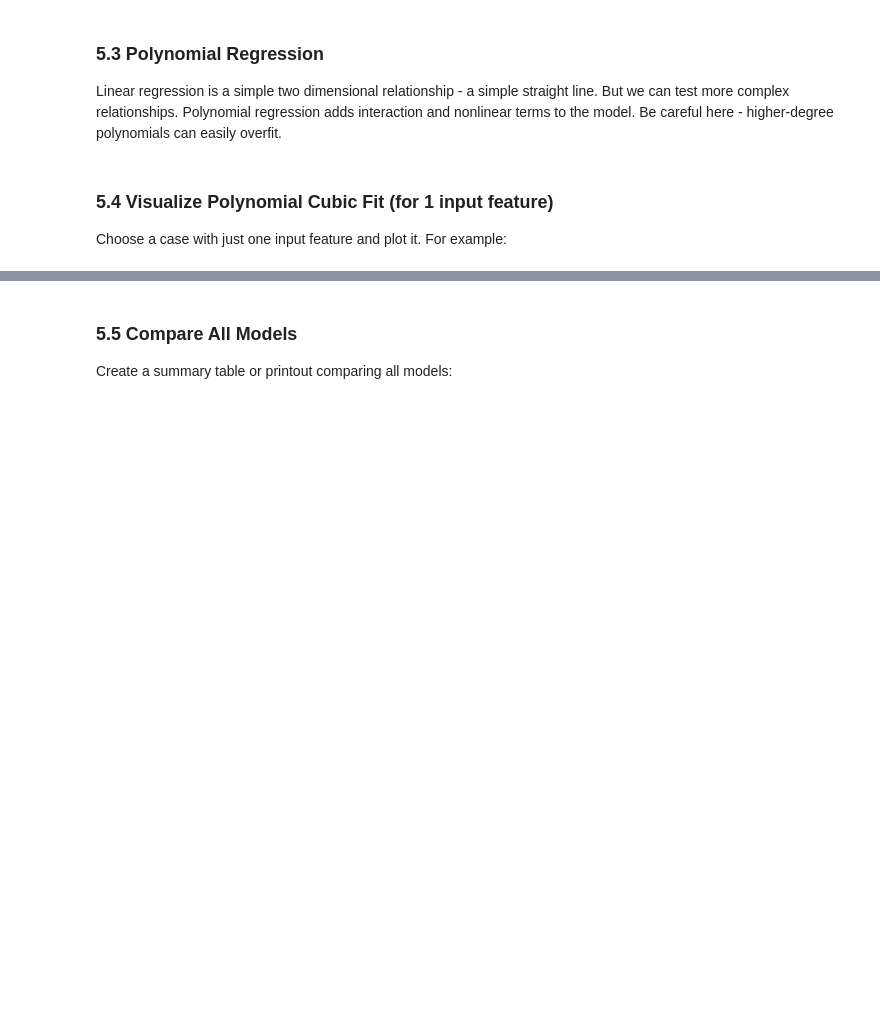
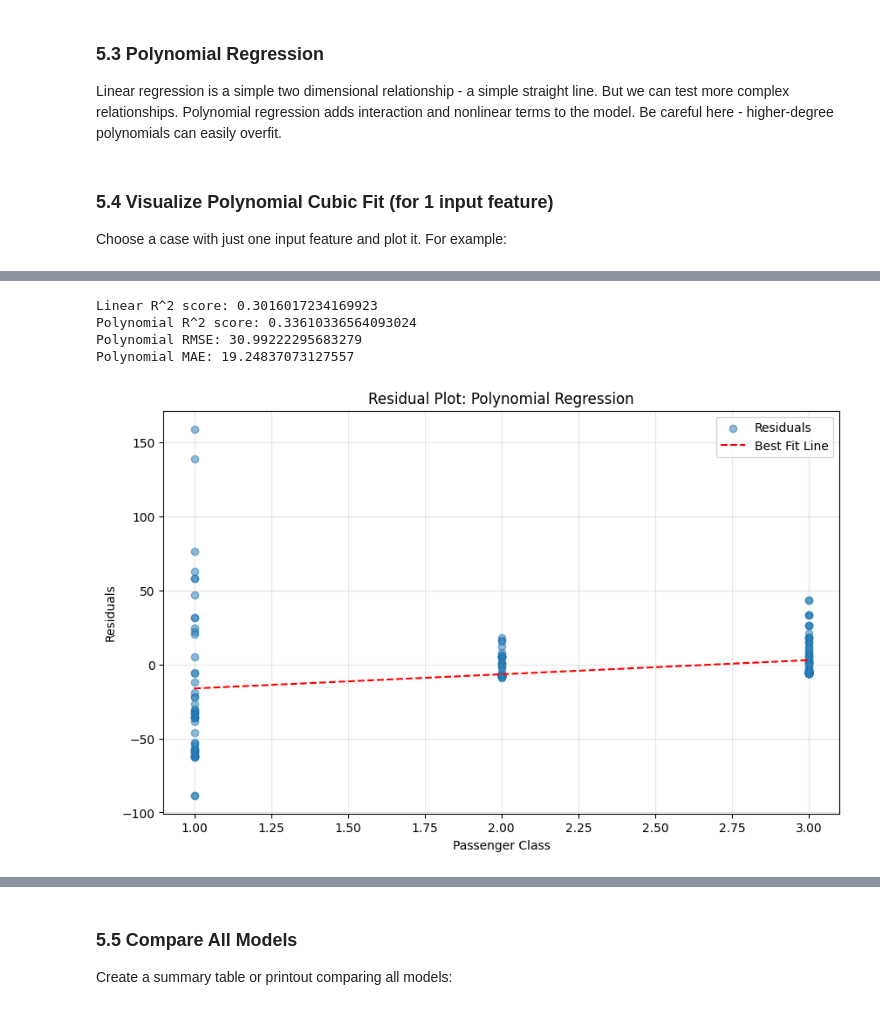
Before and after one commit to NickElias01/applied-ml-nickelias, a Jupyter notebook: lab04/ml04_nickelias.ipynb, the cells around one changed output, grey strips where cells are left out. Cells and saved outputs as stored; diff of their text form; code cells hidden in the pictures; blank space fills up the shorter version.

```diff
--- a/lab04/ml04_nickelias.ipynb
+++ b/lab04/ml04_nickelias.ipynb
@@ -225,3 +331,36 @@ plt.show()
+# %%
+# Print metrics
+print("Linear R^2 score:", r2_score(y4_test, y_pred_test4))
+print("Polynomial R^2 score:", r2_score(y4_test, y_pred_poly))
+print("Polynomial RMSE:", np.sqrt(mean_squared_error(y4_test, y_pred_poly)))
+print("Polynomial MAE:", mean_absolute_error(y4_test, y_pred_poly))
+
+# Create residual plot with line of best fit
+plt.figure(figsize=(10, 6))
+
+# Calculate residuals and plot scatter
+residuals = y4_test - y_pred_poly
+plt.scatter(X4_test['pclass'], residuals, alpha=0.5, label='Residuals')
+
+# Add line of best fit
+x_smooth = np.linspace(X4_test['pclass'].min(), X4_test['pclass'].max(), 100)
+z = np.polyfit(X4_test['pclass'], residuals, 1)
+p = np.poly1d(z)
+plt.plot(x_smooth, p(x_smooth), "r--", label='Best Fit Line')
+
+
+plt.xlabel('Passenger Class')
+plt.ylabel('Residuals')
+plt.title('Residual Plot: Polynomial Regression')
+plt.legend()
+plt.grid(True, alpha=0.3)
+plt.show()
+# %% [output]
+Linear R^2 score: 0.3016017234169923
+Polynomial R^2 score: 0.33610336564093024
+Polynomial RMSE: 30.99222295683279
+Polynomial MAE: 19.24837073127557
+[figure, added]
 # %% [markdown]
 ### 5.4 Reflections (in a Markdown cell):
 
```
Also changed, not shown: parts of 26 cells of this notebook, 1 other file.
